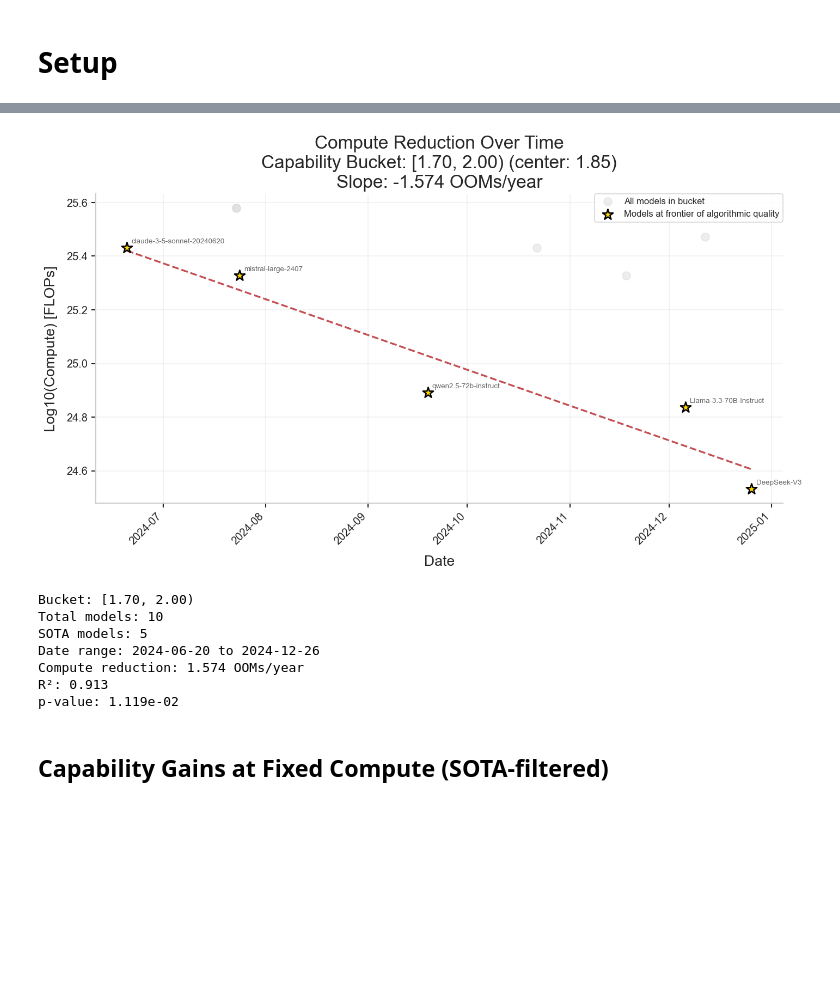
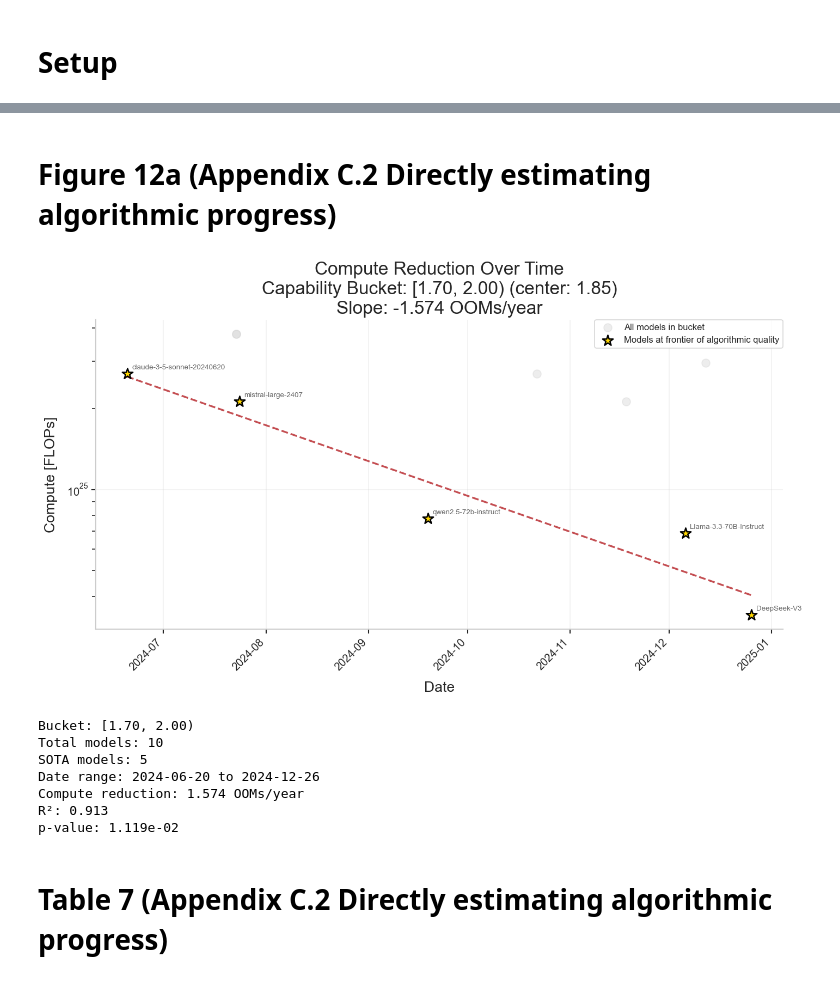
Before and after one commit to epoch-research/benchmark-stitching, a Jupyter notebook: analysis/algorithmic_progress_new.ipynb, the cells around one changed output, grey strips where cells are left out. Cells and saved outputs as stored; diff of their text form; code cells hidden in the pictures; blank space fills up the shorter version.

```diff
--- a/analysis/algorithmic_progress_new.ipynb
+++ b/analysis/algorithmic_progress_new.ipynb
@@ -434,20 +304,10 @@ claude_family = [
 min_models = 3
 
 all_families = {
-    'Mistral': mistral_family,
     'Qwen': qwen_family,
-    'Phi': phi_family,
-    # 'Grok': grok_family,
-    'GPT-4.1': gpt4_1_family,
-    # 'GPT-4o': gpt4o_family,
-    # 'DeepSeek': deepseek_family,
     'LLaMA': llama_family,
     'LLaMA 2': llama2_family,
     'LLaMA 3.1': llama3_1_family,
-    # 'LLaMA 4': llama4_family,
-    'Claude': claude_family,
-    # 'Gemini': gemini_family,
-    # 'Gemma': gemma_family,
 }
 
 # Check which families have sufficient data (>= 2 models with compute data)
@@ -678,7 +538,7 @@ Algorithmic Progress Interpretation:
 # ============================================================================
 
 # Configuration
-k_sens_selection_mode = 'capability_frontier'      # 'all_models' | 'capability_frontier' | 'b_frontier'
+k_sens_selection_mode = 'b_frontier'      # 'all_models' | 'capability_frontier' | 'b_frontier'
 k_sens_frontier_grouping = 'year'         # 'year' | 'month' | 'date' (for per-group mode)
 k_sens_frontier_mode = 'record'           # 'record' (running record-high) | 'per_group' (top-N per period)
 k_sens_n_top = 1                          # N for per_group selection
@@ -2273,3 +1938,5 @@ Duplicate statistics:
+# %% [markdown]
+# Figure 12a (Appendix C.2 Directly estimating algorithmic progress)
 # %%
 # ============================================================================
 # Visual Plot: Compute vs Time for a Specific Capability Bucket
@@ -2318,67 +1985,72 @@ else:
         # Create plot
         fig, ax = plt.subplots(figsize=(12, 7))
 
-        # Plot all models in bucket (non-SOTA)
         if len(non_sota_models) > 0:
-            ax.scatter(non_sota_models['date'],
-                      np.log10(non_sota_models['compute']),
-                      s=80, alpha=0.4, c='lightgray',
-                      label=f'All models in bucket',
-                      zorder=1)
+            ax.scatter(
+                non_sota_models['date'],
+                non_sota_models['compute'],
+                s=80, alpha=0.4, c='lightgray',
+                label='All models in bucket',
+                zorder=1,
+            )
 
-        # Plot SOTA models
-        ax.scatter(sota_models['date'],
-                  sota_models['log10_compute'],
-                  s=150, c='gold', marker='*',
-                  edgecolors='black', linewidth=1.5,
-                  label=f'Models at frontier of algorithmic quality',
-                  zorder=10)
+        ax.scatter(
+            sota_models['date'],
+            sota_models['compute'],
+            s=150, c='gold', marker='*',
+            edgecolors='black', linewidth=1.5,
+            label='Models at frontier of algorithmic quality',
+            zorder=10,
+        )
 
-        # Add model names for SOTA models
-        for idx, row in sota_models.iterrows():
-            model_name = row.get('model', row.get('model_name', 'Unknown'))
-            ax.annotate(model_name,
-                       xy=(row['date'], row['log10_compute']),
-                       xytext=(5, 5), textcoords='offset points',
-                       fontsize=8, alpha=0.7)
+        for _, row in sota_models.iterrows():
+            ax.annotate(
+                row.get('model', row.get('model_name', 'Unknown')),
+                xy=(row['date'], row['compute']),
+                xytext=(5, 5),
+                textcoords='offset points',
+                fontsize=8, alpha=0.7,
+            )
 
-        # Plot regression line
         date_range = pd.date_range(sota_models['date'].min(), sota_models['date'].max(), periods=100)
-        date_range_numeric = (date_range - sota_models['date'].min()).total_seconds() / (365.25 * 24 * 3600)
-        fit_line = intercept + slope * date_range_numeric
+        date_range_numeric = (
+            (date_range - sota_models['date'].min()).total_seconds() / (365.25 * 24 * 3600)
+        )
+        fit_line_log10 = intercept + slope * date_range_numeric
+        fit_line = np.power(10, fit_line_log10)
         ax.plot(date_range, fit_line, 'r--', linewidth=2, zorder=5)
 
-        # Formatting
         ax.set_xlabel('Date', fontsize=16)
-        ax.set_ylabel('Log10(Compute) [FLOPs]', fontsize=16)
+        ax.set_ylabel('Compute [FLOPs]', fontsize=16)
+        ax.set_yscale('log')
 
         bucket_center = (selected_bucket_lower + selected_bucket_upper) / 2
         ax.set_title(
             f'Compute Reduction Over Time\n'
             f'Capability Bucket: [{selected_bucket_lower:.2f}, {selected_bucket_upper:.2f}) (center: {bucket_center:.2f})\n'
             f'Slope: {slope:.3f} OOMs/year',
             fontsize=20,
         )
         ax.grid(True, alpha=0.3)
         ax.legend(loc='best', fontsize=10)
 
         # Rotate x-axis labels for better readability
         plt.xticks(rotation=45, ha='right')
 
         plt.tight_layout()
         plt.savefig(f'outputs/algorithmic_progress/compute_reduction_fixed_capability.pdf', dpi=300)
         plt.savefig(f'outputs/algorithmic_progress/compute_reduction_fixed_capability.svg', format="svg")
         plt.show()
 
         print(f"\nBucket: [{selected_bucket_lower:.2f}, {selected_bucket_upper:.2f})")
         print(f"Total models: {len(in_bucket)}")
         print(f"SOTA models: {len(sota_models)}")
         print(f"Date range: {sota_models['date'].min().strftime('%Y-%m-%d')} to {sota_models['date'].max().strftime('%Y-%m-%d')}")
         print(f"Compute reduction: {-slope:.3f} OOMs/year")
         print(f"R²: {r_value**2:.3f}")
         print(f"p-value: {p_value:.3e}")
 # %% [output]
-[figure, old version]
+[figure, new version]
 Bucket: [1.70, 2.00)
 Total models: 10
 SOTA models: 5
@@ -2387,7 +2059,7 @@ Compute reduction: 1.574 OOMs/year
 R²: 0.913
 p-value: 1.119e-02
 # %% [markdown]
-## Capability Gains at Fixed Compute (SOTA-filtered)
+# Table 7 (Appendix C.2 Directly estimating algorithmic progress)
 # %%
 # ============================================================================
 # Capability Gains at Fixed Compute (SOTA-filtered, Frontier approach)
```
Also changed, not shown: parts of 29 cells of this notebook, 8 other files.
